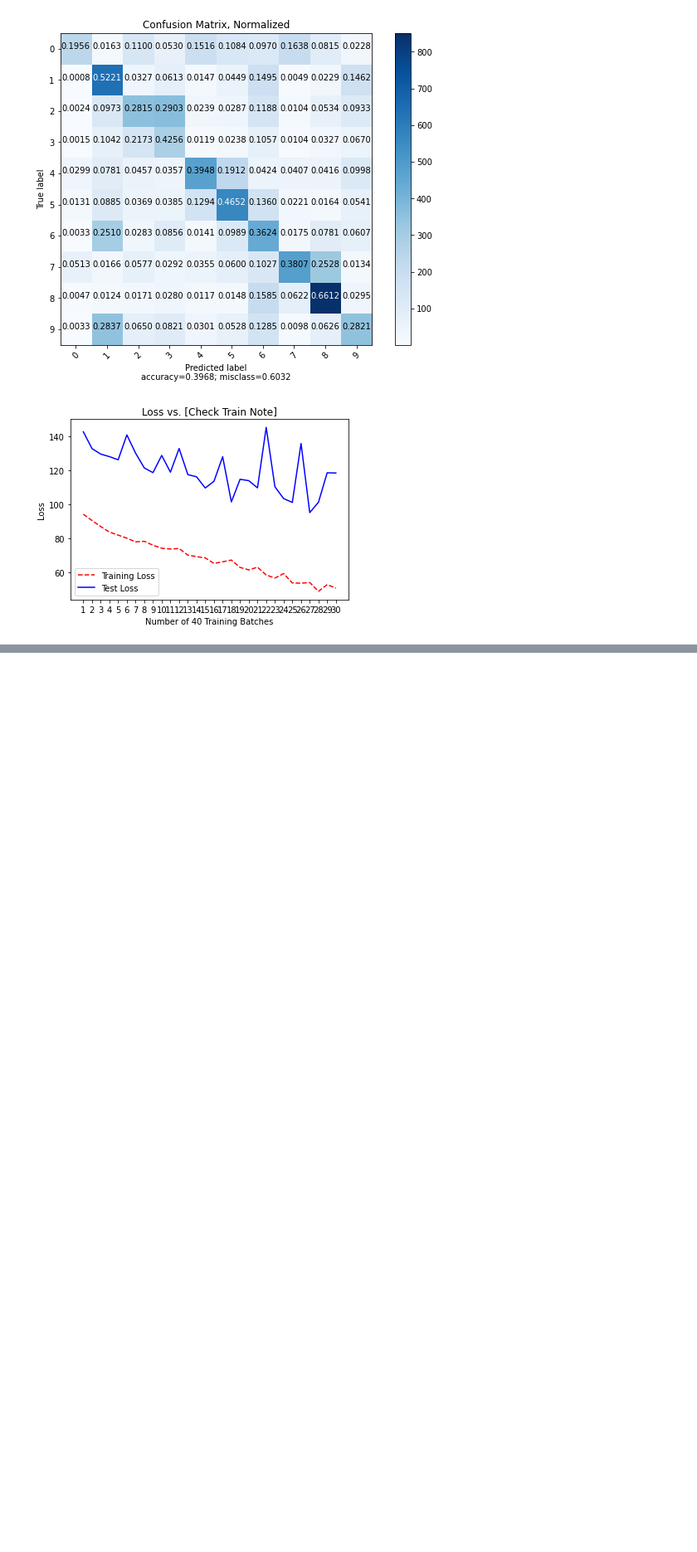
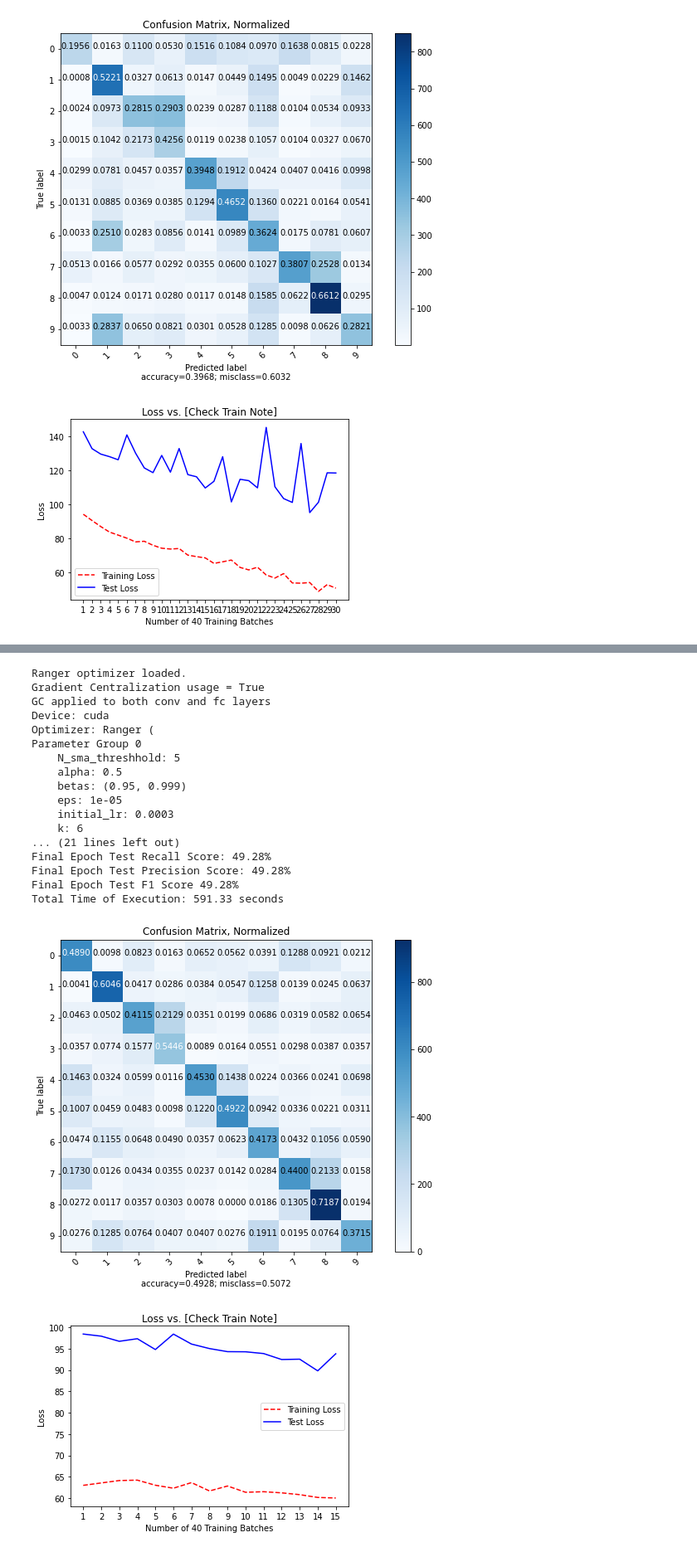
Before and after one commit to SarthakJaingit/Fast_Ai-ImageWoof-Challenging-Classification, a Jupyter notebook: ImageWoofNetwork.ipynb, the cells around one changed output, grey strips where cells are left out. Shown at 83% size. Saved outputs shown, nothing was run; the diff lists cells and outputs as text; code cells hidden in the pictures; blank space fills up the shorter version.

```diff
--- a/ImageWoofNetwork.ipynb
+++ b/ImageWoofNetwork.ipynb
@@ -509,5 +530,32 @@ Total Time of Execution: 2356.78 seconds
+# %%
+activation_function = Mish()
+def mish_resnet50(resnet, act):
+
+  resnet.relu = act
+  resnet.layer1[0].relu = act
+  resnet.layer1[1].relu = act
+  resnet.layer1[2].relu = act
+  resnet.layer2[0].relu = act
+  resnet.layer2[1].relu = act
+  resnet.layer2[2].relu = act
+  resnet.layer2[3].relu = act
+  resnet.layer3[0].relu = act
+  resnet.layer3[1].relu = act
+  resnet.layer3[2].relu = act
+  resnet.layer3[3].relu = act
+  resnet.layer3[4].relu = act
+  resnet.layer3[5].relu = act
+  resnet.layer4[0].relu = act
+  resnet.layer4[1].relu = act
+  resnet.layer4[2].relu = act
+  resnet.fc[1] = act
+  resnet.fc[4] = act
+
+  return resnet
+
+resnet50 = mish_resnet50(choose_resnet("resnet50"), activation_function)
 # %%
-train(resnet18, 1, train_loader, test_loader, 3e-4, criterion, print_every = 10)
+train(resnet50, 5, train_loader, test_loader, 3e-4, criterion, weight_decay = 0.001)
 # %% [output]
 Device: cuda
 Optimizer: Adam (
@@ -528,4 +572,0 @@ KeyboardInterrupt: ignored
-# %%
-train(resnet50, 1, train_loader, test_loader, 0.003, criterion, print_every = 10)
-# %%
-train(resnet152, 1, train_loader, test_loader, 0.003, criterion, print_every = 10)
@@ -531,0 +575,22 @@ train(resnet152, 1, train_loader, test_loader, 0.003, criterion, print_every = 1
+# %%
+train(base_model, 5, train_loader, test_loader, 3e-4, criterion, range_optim = True, weight_decay = 5)
+# %% [output]
+Ranger optimizer loaded.
+Gradient Centralization usage = True
+GC applied to both conv and fc layers
+Device: cuda
+Optimizer: Ranger (
+Parameter Group 0
+    N_sma_threshhold: 5
+    alpha: 0.5
+    betas: (0.95, 0.999)
+    eps: 1e-05
+    initial_lr: 0.0003
+    k: 6
+... (21 lines left out)
+Final Epoch Test Recall Score: 49.28%
+Final Epoch Test Precision Score: 49.28%
+Final Epoch Test F1 Score 49.28%
+Total Time of Execution: 591.33 seconds
+[figure, added]
+[figure, added]
```
Also changed, not shown: parts of 19 cells of this notebook.
